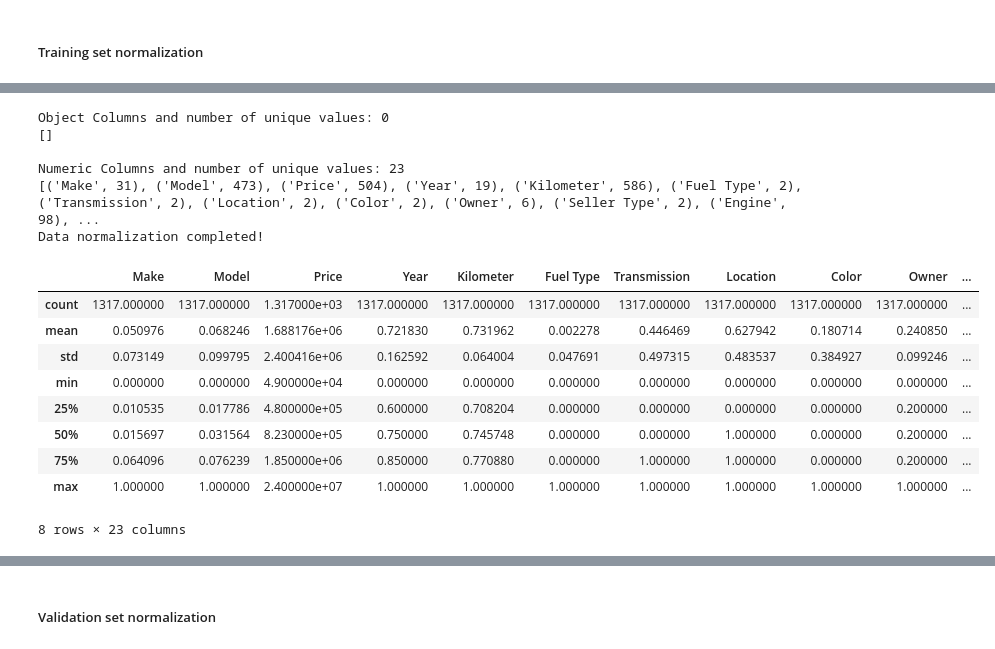
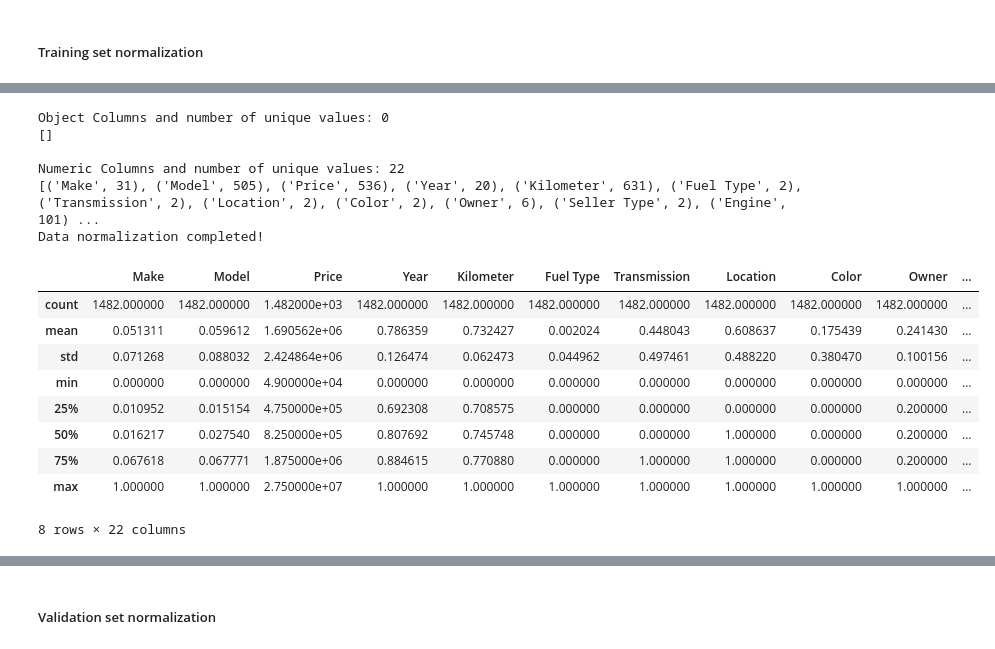
Before and after one commit to ductai05/Math-For-AI, a Jupyter notebook: DucTai_LR.ipynb, the cells around one changed output, grey strips where cells are left out. Drawn from its saved outputs; the diff is of its cells as text; code cells hidden in the pictures.

```diff
--- a/DucTai_LR.ipynb
+++ b/DucTai_LR.ipynb
@@ -397,12 +456,11 @@ def normalize_data(self):
     """
 
     # Áp dụng log1p (log(1+x)) để tránh lỗi với giá trị 0
-    self.data['Price Norm'] = np.log1p(self.data['Price'])
     self.data['Kilometer'] = np.log1p(self.data['Kilometer'])
 
     # Chọn các cột số để scale
     numeric_cols = self.data.select_dtypes(include=['float64', 'int64']).columns
-    numeric_cols = numeric_cols.drop(['Price', 'Price Norm'])
+    numeric_cols = numeric_cols.drop(['Price'])
 
     min_vals = self.data[numeric_cols].min()
     max_vals = self.data[numeric_cols].max()
@@ -414,7 +472,30 @@ def normalize_data(self):
     self.unique_values()
     print("Data normalization completed!")
 
+    return range_vals, min_vals, max_vals
+
 DataProcessor.normalize_data = normalize_data
+
+def normalize_data_test_set(self, range_vals, min_vals):
+    """
+    Chuẩn hóa dữ liệu kiểm tra theo thông tin đã học từ tập huấn luyện:
+    - Áp dụng log transformation cho 'Price' và 'Kilometer' nhằm giảm ảnh hưởng do độ lệch quy mô.
+    - Sau đó dùng MinMaxScaler chuẩn hóa toàn bộ các biến số."
+    """
+    # Áp dụng log1p (log(1+x)) để tránh lỗi với giá trị 0
+    self.data['Kilometer'] = np.log1p(self.data['Kilometer'])
+
+    # Chọn các cột số để scale
+    numeric_cols = self.data.select_dtypes(include=['float64', 'int64']).columns
+    numeric_cols = numeric_cols.drop(['Price'])
+
+    # Normalize the test set
+    self.data[numeric_cols] = (self.data[numeric_cols] - min_vals) / range_vals
+
+    self.unique_values()
+    print("Data normalization completed!")
+
+DataProcessor.normalize_data_test_set = normalize_data_test_set
 # %% [markdown]
 ## Part I: Load and Explore data (train.csv)
 In this part, we will load and explore some information about the original data.
@@ -490,7 +571,7 @@ In this part, we split data into a training set and a validation set, fill NaN v
 # %% [markdown]
 #### II.0: Split dataset
 # %%
-train_data, valid_data = data.train_valid_split(valid_size=0.2, random_state=0)
+train_data, valid_data = data.train_valid_split(valid_size=0.1, random_state=0)
 # %% [markdown]
 #### II.1: Data cleaning
 # %%
@@ -703,22 +779,22 @@ train_data.data.describe()
 8 rows × 22 columns
 # %%
-train_data.normalize_data()
+range_vals, min_vals, max_vals = train_data.normalize_data()
 train_data_after_normalization = copy.deepcopy(train_data) # after normalization
 train_data_after_normalization.data.describe()
 # %% [output]
 Object Columns and number of unique values: 0
 []
 
-Numeric Columns and number of unique values: 23
-[('Make', 31), ('Model', 473), ('Price', 504), ('Year', 19), ('Kilometer', 586), ('Fuel Type', 2), ('Transmission', 2), ('Location', 2), ('Color', 2), ('Owner', 6), ('Seller Type', 2), ('Engine', 98), ...
+Numeric Columns and number of unique values: 22
+[('Make', 31), ('Model', 505), ('Price', 536), ('Year', 20), ('Kilometer', 631), ('Fuel Type', 2), ('Transmission', 2), ('Location', 2), ('Color', 2), ('Owner', 6), ('Seller Type', 2), ('Engine', 101) ...
 Data normalization completed!
 |  | Make | Model | Price | Year | Kilometer | Fuel Type | Transmission | Location | Color | Owner | ... |
-| count | 1317.000000 | 1317.000000 | 1.317000e+03 | 1317.000000 | 1317.000000 | 1317.000000 | 1317.000000 | 1317.000000 | 1317.000000 | 1317.000000 | ... |
-| mean | 0.050976 | 0.068246 | 1.688176e+06 | 0.721830 | 0.731962 | 0.002278 | 0.446469 | 0.627942 | 0.180714 | 0.240850 | ... |
-| std | 0.073149 | 0.099795 | 2.400416e+06 | 0.162592 | 0.064004 | 0.047691 | 0.497315 | 0.483537 | 0.384927 | 0.099246 | ... |
+| count | 1482.000000 | 1482.000000 | 1.482000e+03 | 1482.000000 | 1482.000000 | 1482.000000 | 1482.000000 | 1482.000000 | 1482.000000 | 1482.000000 | ... |
+| mean | 0.051311 | 0.059612 | 1.690562e+06 | 0.786359 | 0.732427 | 0.002024 | 0.448043 | 0.608637 | 0.175439 | 0.241430 | ... |
+| std | 0.071268 | 0.088032 | 2.424864e+06 | 0.126474 | 0.062473 | 0.044962 | 0.497461 | 0.488220 | 0.380470 | 0.100156 | ... |
 | min | 0.000000 | 0.000000 | 4.900000e+04 | 0.000000 | 0.000000 | 0.000000 | 0.000000 | 0.000000 | 0.000000 | 0.000000 | ... |
-| 25% | 0.010535 | 0.017786 | 4.800000e+05 | 0.600000 | 0.708204 | 0.000000 | 0.000000 | 0.000000 | 0.000000 | 0.200000 | ... |
-| 50% | 0.015697 | 0.031564 | 8.230000e+05 | 0.750000 | 0.745748 | 0.000000 | 0.000000 | 1.000000 | 0.000000 | 0.200000 | ... |
-| 75% | 0.064096 | 0.076239 | 1.850000e+06 | 0.850000 | 0.770880 | 0.000000 | 1.000000 | 1.000000 | 0.000000 | 0.200000 | ... |
-| max | 1.000000 | 1.000000 | 2.400000e+07 | 1.000000 | 1.000000 | 1.000000 | 1.000000 | 1.000000 | 1.000000 | 1.000000 | ... |
+| 25% | 0.010952 | 0.015154 | 4.750000e+05 | 0.692308 | 0.708575 | 0.000000 | 0.000000 | 0.000000 | 0.000000 | 0.200000 | ... |
+| 50% | 0.016217 | 0.027540 | 8.250000e+05 | 0.807692 | 0.745748 | 0.000000 | 0.000000 | 1.000000 | 0.000000 | 0.200000 | ... |
+| 75% | 0.067618 | 0.067771 | 1.875000e+06 | 0.884615 | 0.770880 | 0.000000 | 1.000000 | 1.000000 | 0.000000 | 0.200000 | ... |
+| max | 1.000000 | 1.000000 | 2.750000e+07 | 1.000000 | 1.000000 | 1.000000 | 1.000000 | 1.000000 | 1.000000 | 1.000000 | ... |
-8 rows × 23 columns
+8 rows × 22 columns
```
Also changed, not shown: parts of 24 cells of this notebook, 2 other files.
